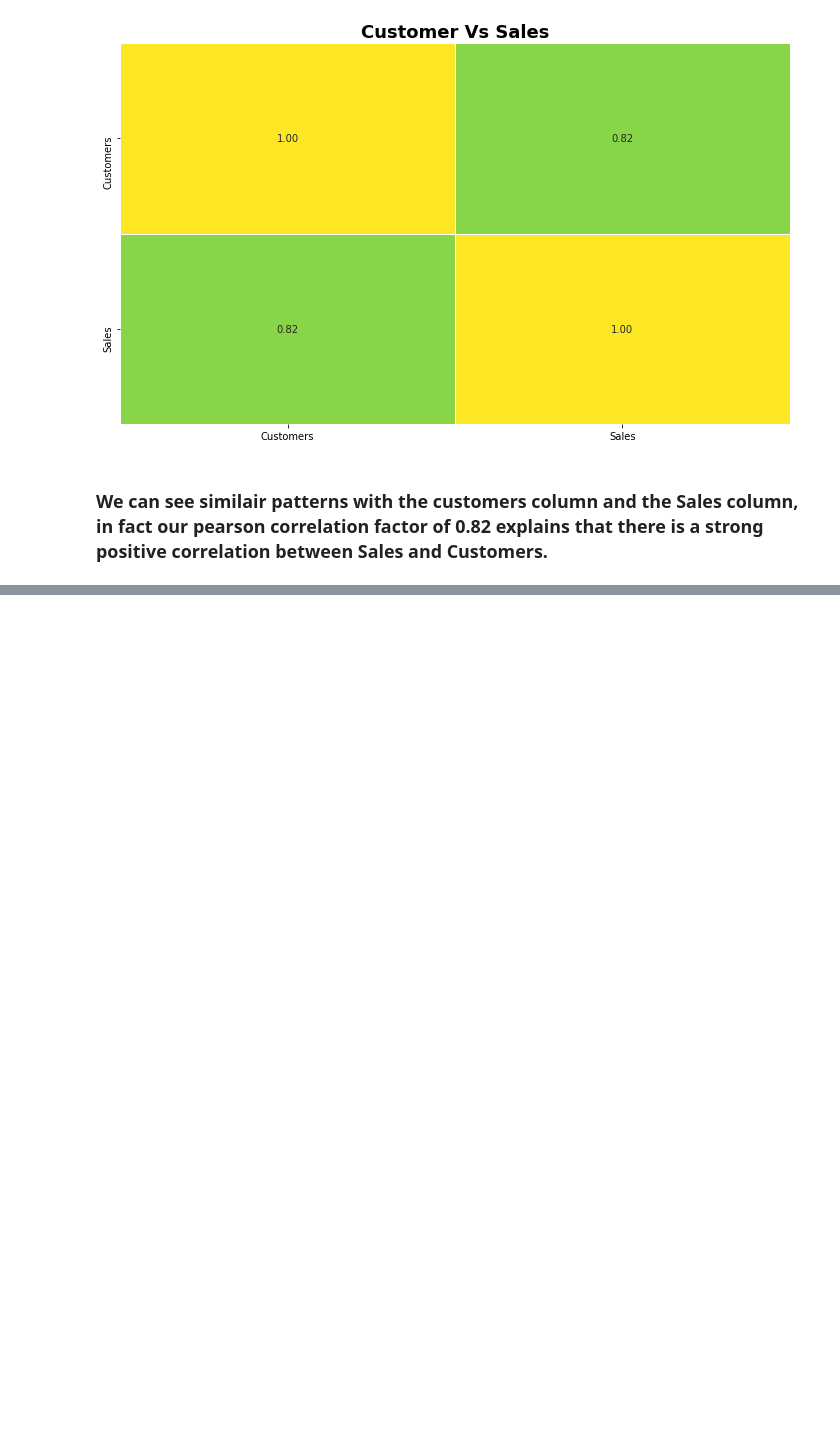
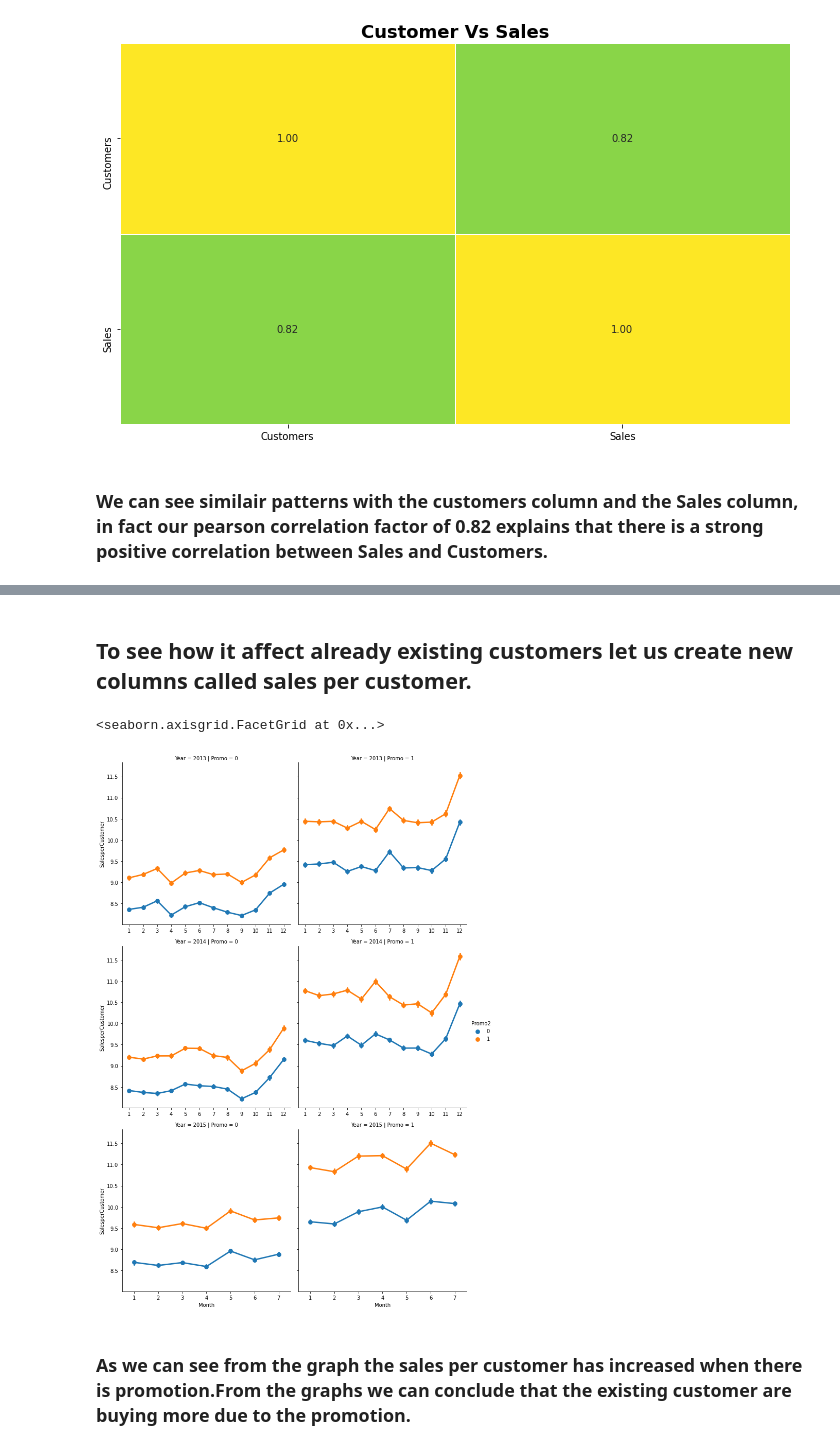
Before and after one commit to nebasam/Forecasting-Sales, a Jupyter notebook: notebooks/data_exploration.ipynb, the cells around one changed output, grey strips where cells are left out. Saved outputs shown, nothing was run; the diff lists cells and outputs as text; code cells hidden in the pictures; blank space fills up the shorter version.

```diff
--- a/notebooks/data_exploration.ipynb
+++ b/notebooks/data_exploration.ipynb
@@ -434,0 +459,13 @@ plot.plot_heatmap(cor, 'Customer Vs Sales')
+# %% [markdown]
+## To see how it affect already existing customers let us create new columns called sales per customer.
+# %%
+df_train_store['SalesperCustomer']=df_train_store['Sales']/df_train_store['Customers']
+df_train_store.head()
+df_train_store.to_csv('../data/train_store.csv', index=False)
+# %%
+sns.factorplot(data = df_train_store, x ='Month', y = 'SalesperCustomer', col = 'Promo', hue = 'Promo2',row = 'Year',sharex=False)
+# %% [output]
+<seaborn.axisgrid.FacetGrid at 0x...>
+[figure, added]
+# %% [markdown]
+### As we can see from the graph the sales per customer has increased when there is promotion.From the graphs we can conclude that the existing customer are buying more due to the promotion.
```
Also changed, not shown: parts of 8 cells of this notebook, 1 other file.
